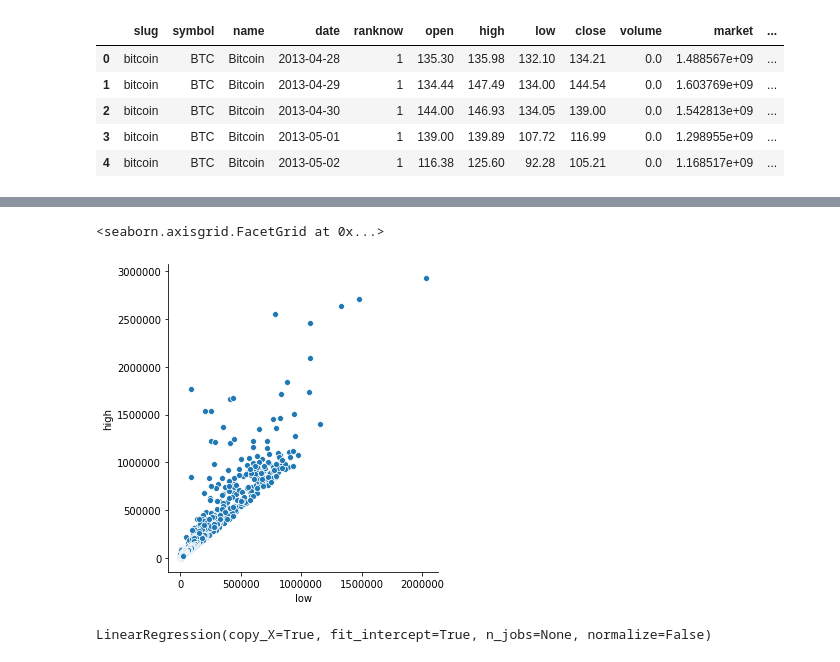
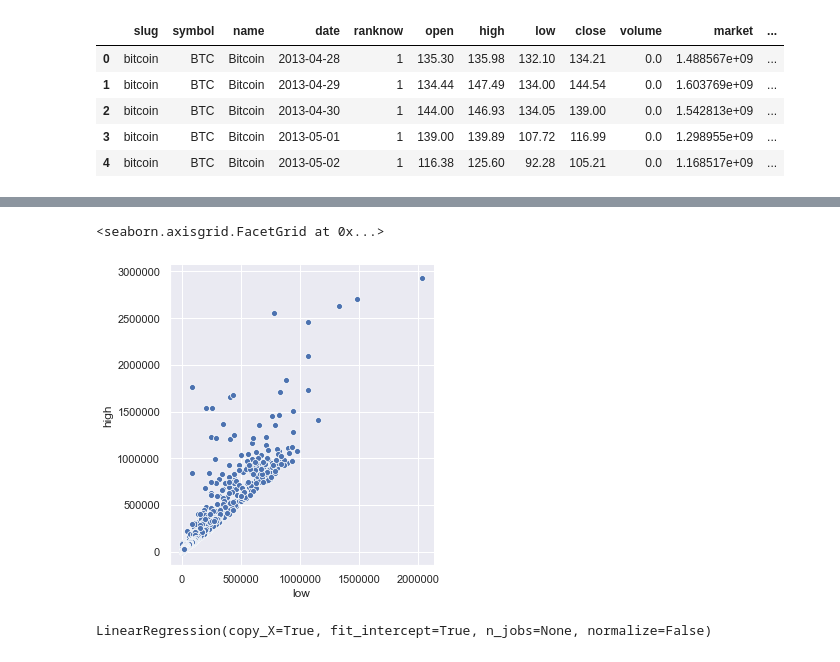
Before and after one commit to marks5dawkins/crypto_currency_prediction, a Jupyter notebook: crypto_prediction.ipynb, the cells around one changed output, grey strips where cells are left out. Cells and saved outputs as stored; diff of their text form; code cells hidden in the pictures.

Commit message:
plotting for predicted value

```diff
--- a/crypto_prediction.ipynb
+++ b/crypto_prediction.ipynb
@@ -32,8 +32,9 @@ df_crypto.describe()
 | 75% | 1484.000000 | 2.268600e-01 | 2.508940e-01 | 2.043910e-01 | 2.259340e-01 | 1.190900e+05 | 6.874647e+06 | 0.745800 | 3.000000e-02 |
 | max | 2072.000000 | 2.298390e+06 | 2.926100e+06 | 2.030590e+06 | 2.300740e+06 | 2.384090e+10 | 3.265025e+11 | 1.000000 | 1.770563e+06 |
 # %%
+sns.set(style='darkgrid')
 sns.relplot(x='low', y='high', data=df_crypto)
 # %% [output]
 <seaborn.axisgrid.FacetGrid at 0x...>
-[figure, old version]
+[figure, new version]
 # %%
```
Also changed, not shown: parts of 8 cells of this notebook.
